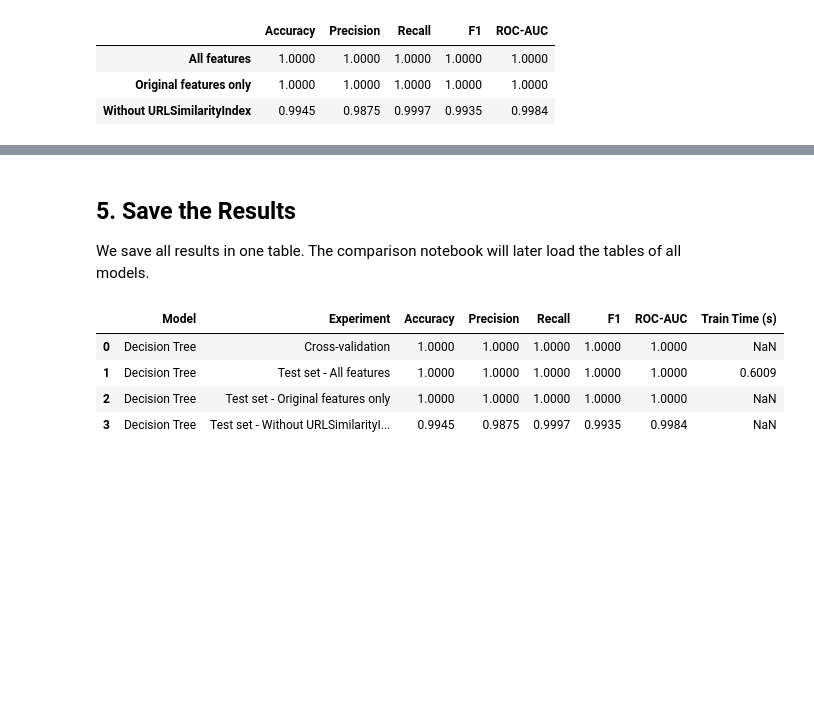
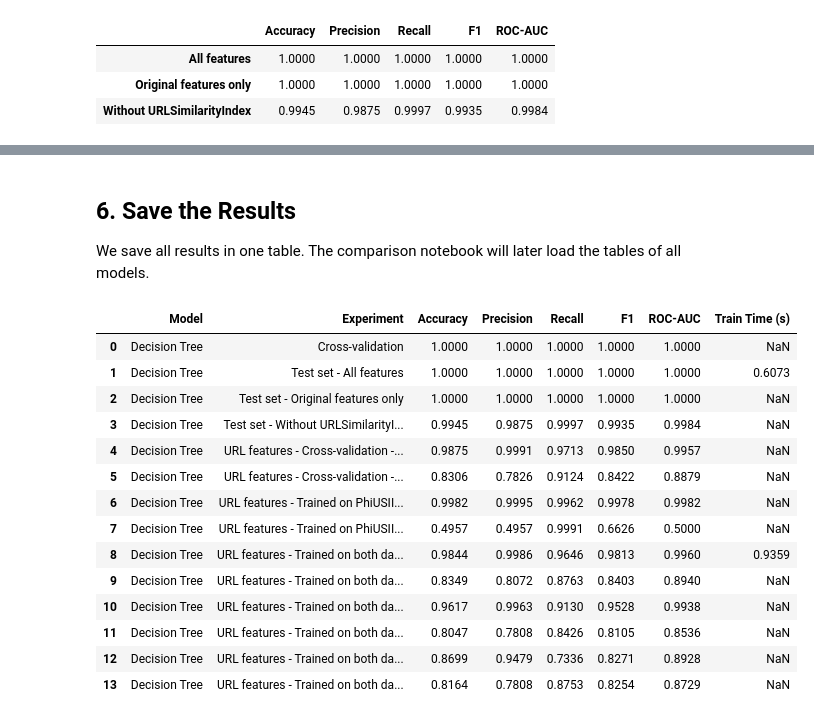
Before and after one commit to imansharinda-ux/DetectIt-ml, a Jupyter notebook: notebooks/06_decision_tree.ipynb, the cells around one changed output, grey strips where cells are left out. Saved outputs shown, nothing was run; the diff lists cells and outputs as text; code cells hidden in the pictures; blank space fills up the shorter version.

Commit message:
feat: train decision tree for experiment 2

```diff
--- a/notebooks/06_decision_tree.ipynb
+++ b/notebooks/06_decision_tree.ipynb
@@ -173,0 +259,3 @@ pd.DataFrame(feature_results).T.round(4)
+# %%
+url_cv_results = cross_validate_by_source(url_best_model, X_url_tune, y_url_tune, url_source_tune)
+url_cv_results.round(4)
@@ -173,0 +304,3 @@ pd.DataFrame(feature_results).T.round(4)
+# %%
+for test_name, (X_url_test, y_url_test) in url_test_sets.items():
+    plot_confusion_matrix(y_url_test, url_model.predict(X_url_test), f"{MODEL_NAME} - URL Features - {test_name}")
@@ -173,0 +314,10 @@ pd.DataFrame(feature_results).T.round(4)
+# %%
+base_url_features = list(extract_url_features("example.com"))
+base_url_model = fit_with_weights(clone(url_best_model), X_url_train[base_url_features], y_url_train, url_weights)
+
+url_feature_results = {}
+for test_name, (X_url_test, y_url_test) in url_test_sets.items():
+    url_feature_results[("18 URL features", test_name)] = evaluate_model(base_url_model, X_url_test[base_url_features], y_url_test)
+    url_feature_results[("40 URL features", test_name)] = url_results[("Trained on both datasets", test_name)]
+
+pd.DataFrame(url_feature_results).T.round(4)
@@ -173,0 +374,11 @@ pd.DataFrame(feature_results).T.round(4)
+# %%
+X_clean_train, _, _, clean_test_sets = load_url_experiment(clean_urls=True)
+clean_model = fit_with_weights(clone(url_best_model), X_clean_train, y_url_train, url_weights)
+
+clean_results = {}
+for test_name, (X_clean_test, y_clean_test) in clean_test_sets.items():
+    clean_results[("With www and HTTPS", test_name)] = url_results[("Trained on both datasets", test_name)]
+    clean_results[("Without www and HTTPS", test_name)] = evaluate_model(clean_model, X_clean_test, y_clean_test)
+
+print(f"Features without www and HTTPS: {X_clean_train.shape[1]}")
+pd.DataFrame(clean_results).T.round(4)
@@ -174,20 +392,46 @@ pd.DataFrame(feature_results).T.round(4)
 # %% [markdown]
-## 5. Save the Results
+## 6. Save the Results
 
 We save all results in one table. The comparison notebook will later load the tables of all models.
 # %%
 results = [
     {"Experiment": "Cross-validation", **cv_results["Mean"].to_dict()},
     {"Experiment": "Test set - All features", **test_results, "Train Time (s)": train_time},
     {"Experiment": "Test set - Original features only", **feature_results["Original features only"]},
     {"Experiment": "Test set - Without URLSimilarityIndex", **feature_results["Without URLSimilarityIndex"]},
+    {"Experiment": "URL features - Cross-validation - PhiUSIIL", **url_cv_results["PhiUSIIL Mean"].to_dict()},
+    {"Experiment": "URL features - Cross-validation - Kaggle", **url_cv_results["Kaggle Mean"].to_dict()},
 ]
 
+for (train_name, test_name), scores in url_results.items():
+    row = {"Experiment": f"URL features - {train_name} - {test_name}", **scores}
+    if train_name == "Trained on both datasets" and test_name == "PhiUSIIL test set":
+        row["Train Time (s)"] = url_train_time
+    results.append(row)
+
+for (feature_name, test_name), scores in url_feature_results.items():
+    if feature_name == "18 URL features":
+        results.append({"Experiment": f"URL features - Trained on both datasets (18 URL features) - {test_name}", **scores})
+
+for (version, test_name), scores in clean_results.items():
+    if version == "Without www and HTTPS":
+        results.append({"Experiment": f"URL features - Trained on both datasets (without www and HTTPS) - {test_name}", **scores})
+
 save_results(MODEL_NAME, results).round(4)
 # %% [output]
 |  | Model | Experiment | Accuracy | Precision | Recall | F1 | ROC-AUC | Train Time (s) |
 | 0 | Decision Tree | Cross-validation | 1.0000 | 1.0000 | 1.0000 | 1.0000 | 1.0000 | NaN |
-| 1 | Decision Tree | Test set - All features | 1.0000 | 1.0000 | 1.0000 | 1.0000 | 1.0000 | 0.6009 |
+| 1 | Decision Tree | Test set - All features | 1.0000 | 1.0000 | 1.0000 | 1.0000 | 1.0000 | 0.6073 |
 | 2 | Decision Tree | Test set - Original features only | 1.0000 | 1.0000 | 1.0000 | 1.0000 | 1.0000 | NaN |
 | 3 | Decision Tree | Test set - Without URLSimilarityI... | 0.9945 | 0.9875 | 0.9997 | 0.9935 | 0.9984 | NaN |
+| 4 | Decision Tree | URL features - Cross-validation -... | 0.9875 | 0.9991 | 0.9713 | 0.9850 | 0.9957 | NaN |
+| 5 | Decision Tree | URL features - Cross-validation -... | 0.8306 | 0.7826 | 0.9124 | 0.8422 | 0.8879 | NaN |
+| 6 | Decision Tree | URL features - Trained on PhiUSII... | 0.9982 | 0.9995 | 0.9962 | 0.9978 | 0.9982 | NaN |
+| 7 | Decision Tree | URL features - Trained on PhiUSII... | 0.4957 | 0.4957 | 0.9991 | 0.6626 | 0.5000 | NaN |
+| 8 | Decision Tree | URL features - Trained on both da... | 0.9844 | 0.9986 | 0.9646 | 0.9813 | 0.9960 | 0.9359 |
+| 9 | Decision Tree | URL features - Trained on both da... | 0.8349 | 0.8072 | 0.8763 | 0.8403 | 0.8940 | NaN |
+| 10 | Decision Tree | URL features - Trained on both da... | 0.9617 | 0.9963 | 0.9130 | 0.9528 | 0.9938 | NaN |
+| 11 | Decision Tree | URL features - Trained on both da... | 0.8047 | 0.7808 | 0.8426 | 0.8105 | 0.8536 | NaN |
+| 12 | Decision Tree | URL features - Trained on both da... | 0.8699 | 0.9479 | 0.7336 | 0.8271 | 0.8928 | NaN |
+| 13 | Decision Tree | URL features - Trained on both da... | 0.8164 | 0.7808 | 0.8753 | 0.8254 | 0.8729 | NaN |
 # %% [markdown]
```
Also changed, not shown: parts of 19 cells of this notebook, 4 other files.
